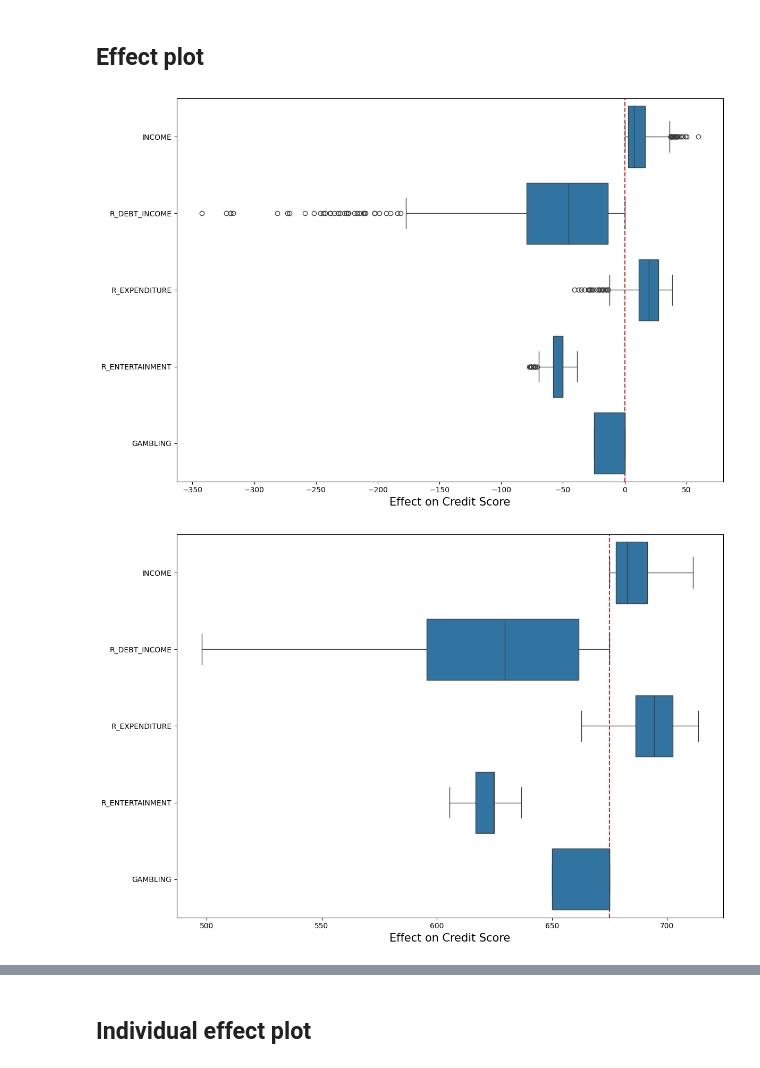
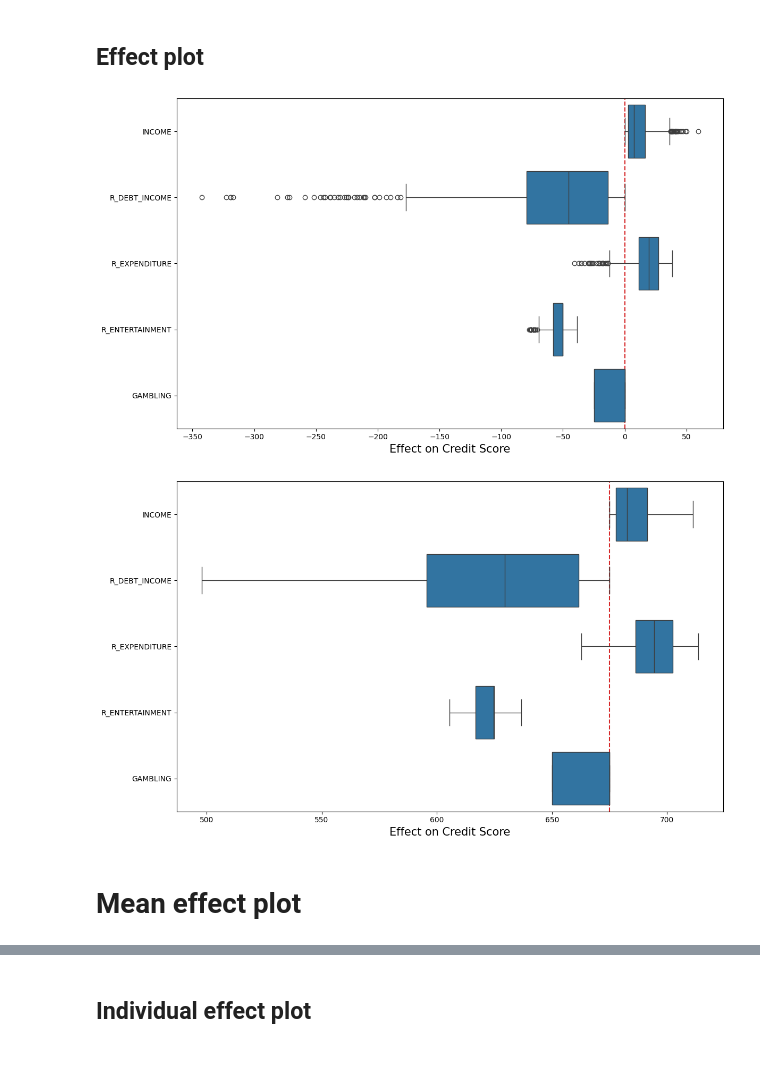
Before and after one commit to a-data-odyssey/XAI-tutorial, a Jupyter notebook: src/linear_models/linear_regression.ipynb, the cells around one changed output, grey strips where cells are left out. Saved outputs shown, nothing was run; the diff lists cells and outputs as text; code cells hidden in the pictures.

```diff
--- a/src/linear_models/linear_regression.ipynb
+++ b/src/linear_models/linear_regression.ipynb
@@ -200,22 +248,22 @@ utils.save_fig("LM4_weight_plot_scaled")
 # %%
 # Calculate the feature effects
 feature_effects = X * model.params
 
 # Combine feature effects for related features
 feature_effects['R_EXPENDITURE'] = feature_effects['R_EXPENDITURE'] + feature_effects['R_EXPENDITURE_SQR']
 feature_effects['GAMBLING'] = feature_effects['GAMBLING_LOW']+feature_effects['GAMBLING_HIGH']
 feature_effects.drop(['const','R_EXPENDITURE_SQR','GAMBLING_LOW','GAMBLING_HIGH'],axis=1,inplace=True)
 
 # Create effect plots using boxplots
-plt.figure(figsize=(12, 8))
+plt.figure(figsize=(12, 7))
 plt.axvline(x=0, color='tab:red', linestyle='--')
 sns.boxplot(data=feature_effects, orient="h", color="tab:Blue")
 plt.xlabel("Effect on Credit Score", size=15)
 
 # Save figure
 utils.save_fig("LM4_effect_plot")
 # %% [output]
-[figure, old version]
+[figure, new version]
 # %%
 # Calculate the feature effects
 feature_effects = X * model.params
@@ -230,7 +278,7 @@ feature_effects.drop(['const','R_EXPENDITURE_SQR','GAMBLING_LOW','GAMBLING_HIGH'
 feature_effects = feature_effects + const
 
 # Create effect plots using boxplots
-plt.figure(figsize=(12, 8))
+plt.figure(figsize=(12, 7))
 plt.axvline(x=const, color='tab:red', linestyle='--')
 sns.boxplot(data=feature_effects, orient="h", color="tab:Blue", showfliers=False)
 plt.xlabel("Effect on Credit Score", size=15)
@@ -238,4 +286,6 @@ plt.xlabel("Effect on Credit Score", size=15)
 # Save figure
 utils.save_fig("LM4_adjusted_effect_plot")
 # %% [output]
-[figure, old version]
+[figure, new version]
+# %% [markdown]
+# Mean effect plot
```
Also changed, not shown: parts of 17 cells of this notebook, 3 other files.
